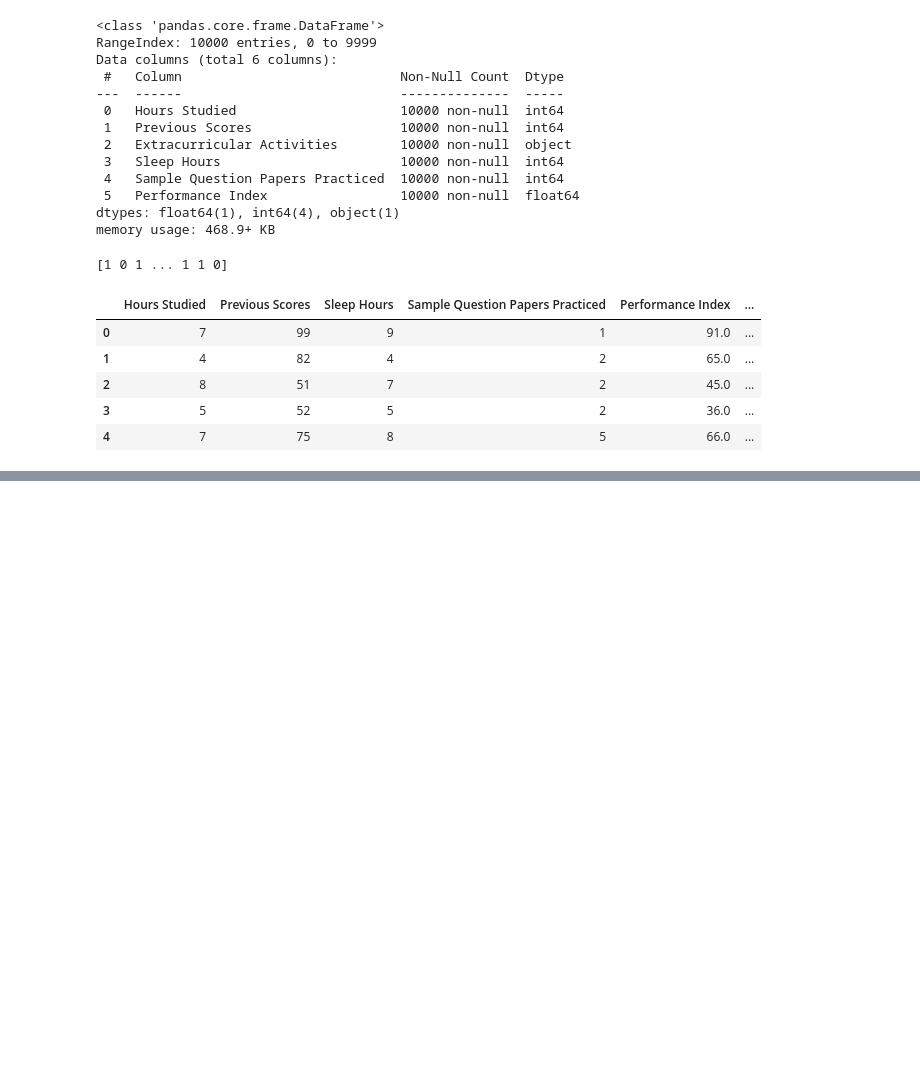
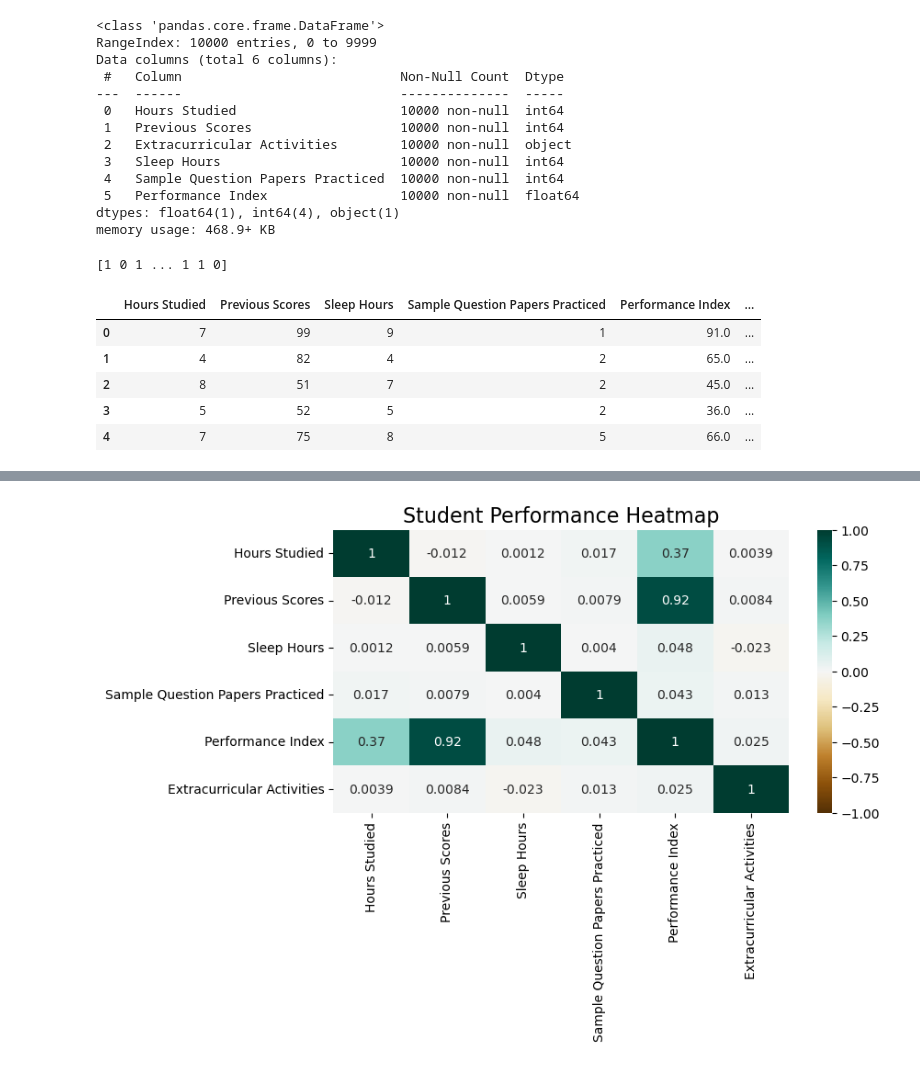
Before and after one commit to GabrielGrobb/LinearRegression_Python, a Jupyter notebook: LinearRegression_Code.ipynb, the cells around one changed output, grey strips where cells are left out. Saved outputs shown, nothing was run; the diff lists cells and outputs as text; code cells hidden in the pictures; blank space fills up the shorter version.

Commit message:
Added a standard correlation matrix and correlation heatmap.

```diff
--- a/LinearRegression_Code.ipynb
+++ b/LinearRegression_Code.ipynb
@@ -104,0 +116,10 @@ linear_regression_dataframe.head()
+# %%
+plt.figure(figsize=(8, 4))
+dataframe_heatmap = sns.heatmap(linear_regression_dataframe.corr(),
+                                vmin=-1, vmax=1,
+                                annot=True, cmap='BrBG')
+
+plt.title('Student Performance Heatmap', fontdict={'fontsize':16})
+plt.show()
+# %% [output]
+[figure, added]
```
Also changed, not shown: parts of 1 cell of this notebook.
